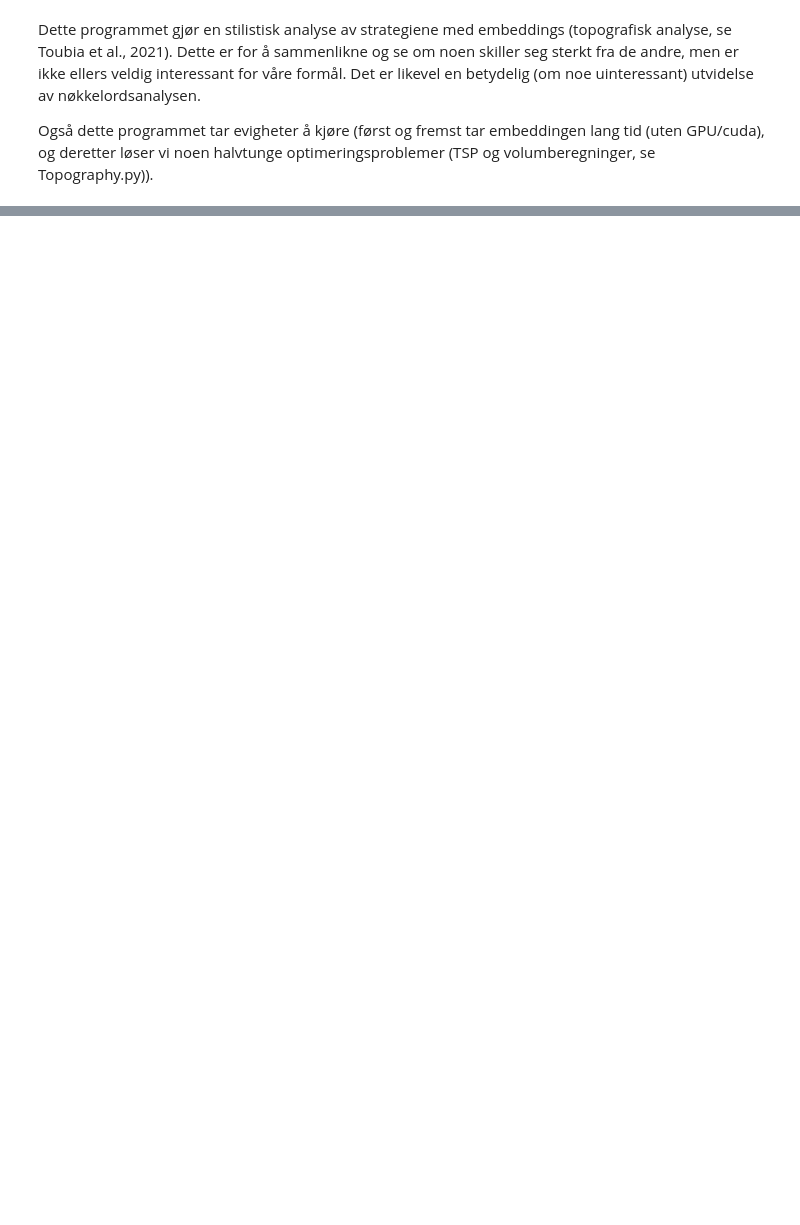
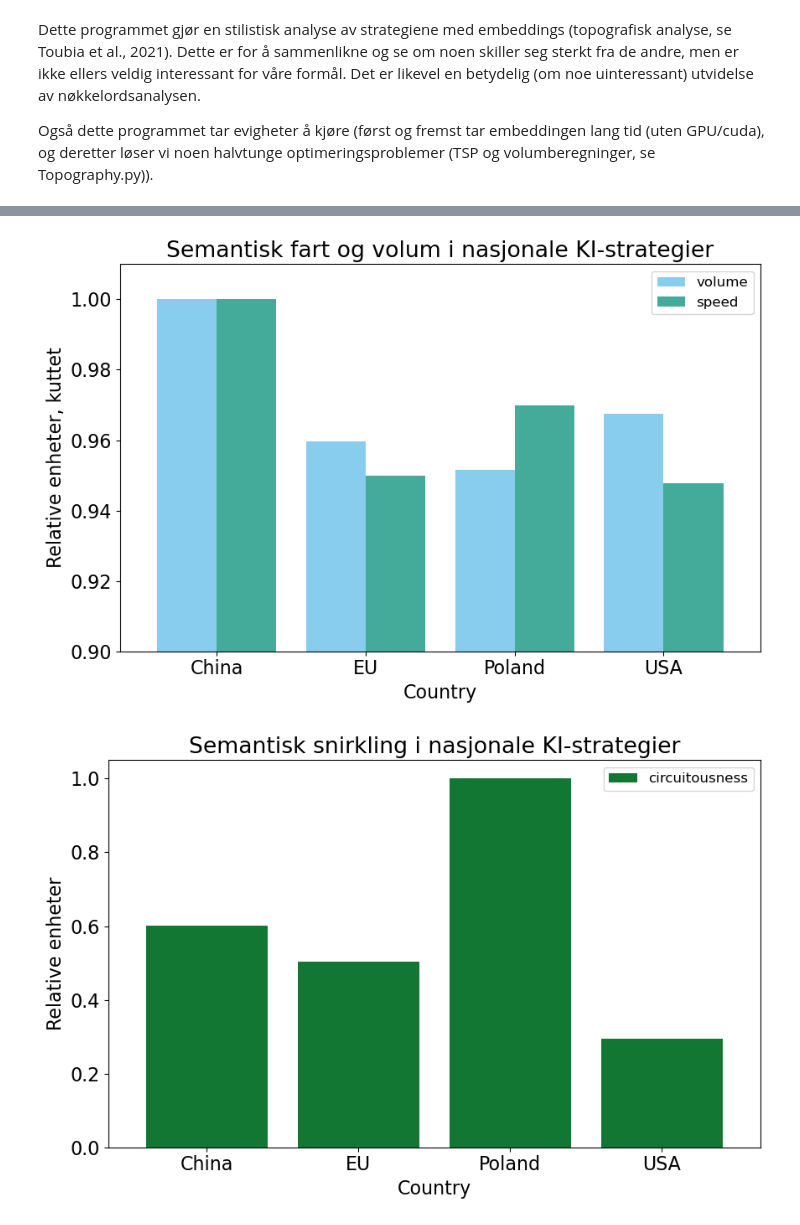
Before and after one commit to 5an0j/HON2200-Prosjekt-2-Gruppe-H, a Jupyter notebook: Code/embedding.ipynb, the cells around one changed output, grey strips where cells are left out. Cells and saved outputs as stored; diff of their text form; code cells hidden in the pictures; blank space fills up the shorter version.

```diff
--- a/Code/embedding.ipynb
+++ b/Code/embedding.ipynb
@@ -184,0 +238,7 @@ Poland
+# %%
+
+df_norm = df.drop(columns=['Embeddings (500)'])
+df_num = df_norm.drop(columns=['Country'])
+df_norm.iloc[:,1:] = df_num / df_num.max()
+df_norm = df_norm.set_index('Country')
+df_norm
@@ -184,0 +252,23 @@ Poland
+# %%
+plt.rcParams.update({'font.size': 16})
+palette = ['#88CCEE', '#44AA99', '#117733', '#DDCC77', '#CC6677', '#AA4499']
+
+ax = df_norm.drop(columns=['circuitousness']).plot(kind='bar', width=0.8, figsize=(9, 6), color=palette)
+plt.ylim(bottom=0.9, top=1.01)
+plt.title('Semantisk fart og volum i nasjonale KI-strategier')
+plt.ylabel('Relative enheter, kuttet')
+plt.xticks(rotation=0)
+plt.legend(fontsize=12)
+plt.tight_layout()
+plt.show()
+
+ax = df_norm['circuitousness'].plot(kind='bar', width=0.8, figsize=(9, 6), color=palette[2])
+plt.title('Semantisk snirkling i nasjonale KI-strategier')
+plt.ylabel('Relative enheter')
+plt.xticks(rotation=0)
+plt.legend(fontsize=12)
+plt.tight_layout()
+plt.show()
+# %% [output]
+[figure, added]
+[figure, added]
```
Also changed, not shown: parts of 5 cells of this notebook.
